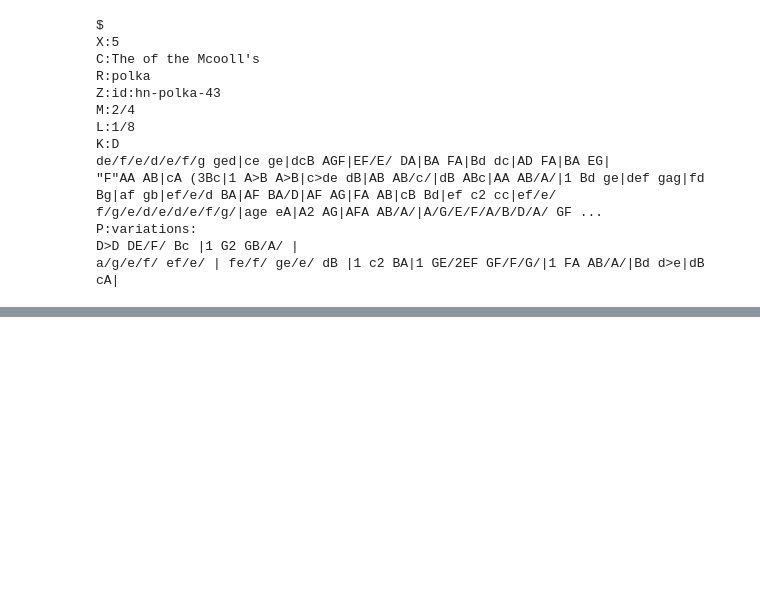
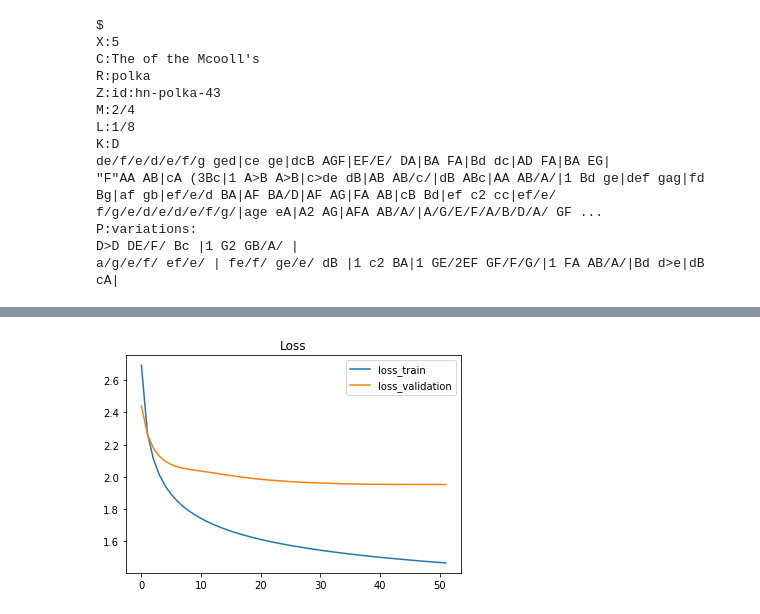
Before and after one commit to Xinyang622/PA4, a Jupyter notebook: Untitled.ipynb, the cells around one changed output, grey strips where cells are left out. Drawn from its saved outputs; the diff is of its cells as text; code cells hidden in the pictures; blank space fills up the shorter version.

```diff
--- a/Untitled.ipynb
+++ b/Untitled.ipynb
@@ -345,0 +447,20 @@ a/g/e/f/ ef/e/ | fe/f/ ge/e/ dB |1 c2 BA|1 GE/2EF GF/F/G/|1 FA AB/A/|Bd d>e|dB c
+# %%
+EMBEDDING_DIM = 64
+dim = len(letter2int)
+HIDDEN_DIM = 100
+batch_size = 64
+chunk_size = 25
+n_layers = 1
+n_epochs = 100
+drop_out = 0.3
+# %%
+n_train_batch = len(s_train) / (64 * 25)
+n_valid_batch = len(s_valid) / (64 * 25)
+# %%
+model = LSTM_RNN(EMBEDDING_DIM, HIDDEN_DIM, n_letters, n_letters, n_layers, batch_size, drop_out)
+model = model.cuda()
+loss_function = nn.NLLLoss()
+optimizer = optim.RMSprop(model.parameters(), lr = 0.001)
+# %%
+record = [0, 0, 0, 0]
+last_valid_loss = 100000
@@ -345,0 +569,9 @@ a/g/e/f/ ef/e/ | fe/f/ ge/e/ dB |1 c2 BA|1 GE/2EF GF/F/G/|1 FA AB/A/|Bd d>e|dB c
+# %%
+plt.figure()
+plt.title('Loss')
+plt.plot(train_loss, label='loss_train')
+plt.plot(validation_loss, label='loss_validation')
+plt.legend()
+plt.show()
+# %% [output]
+[figure, added]
```
Also changed, not shown: parts of 31 cells of this notebook.
